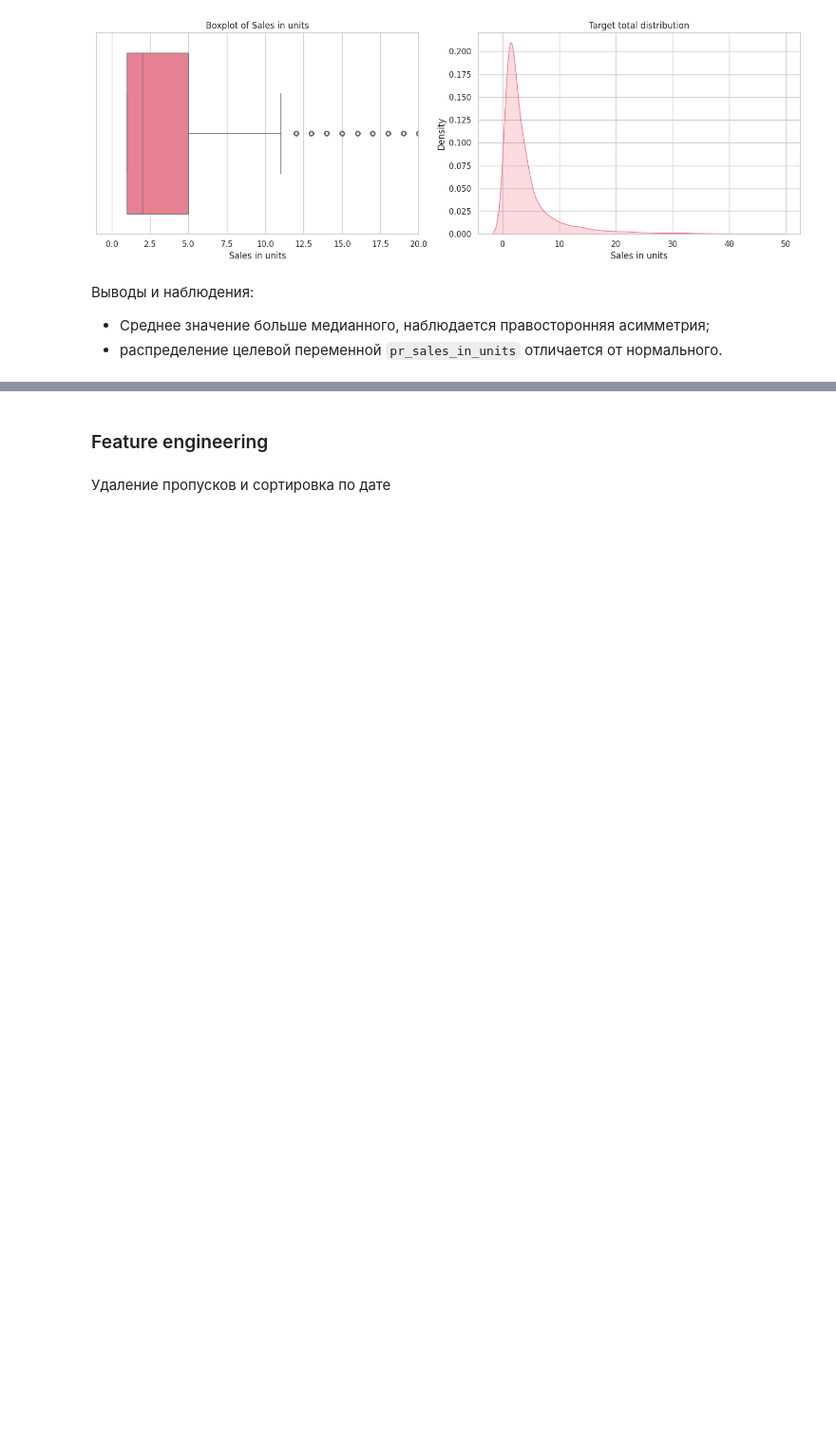
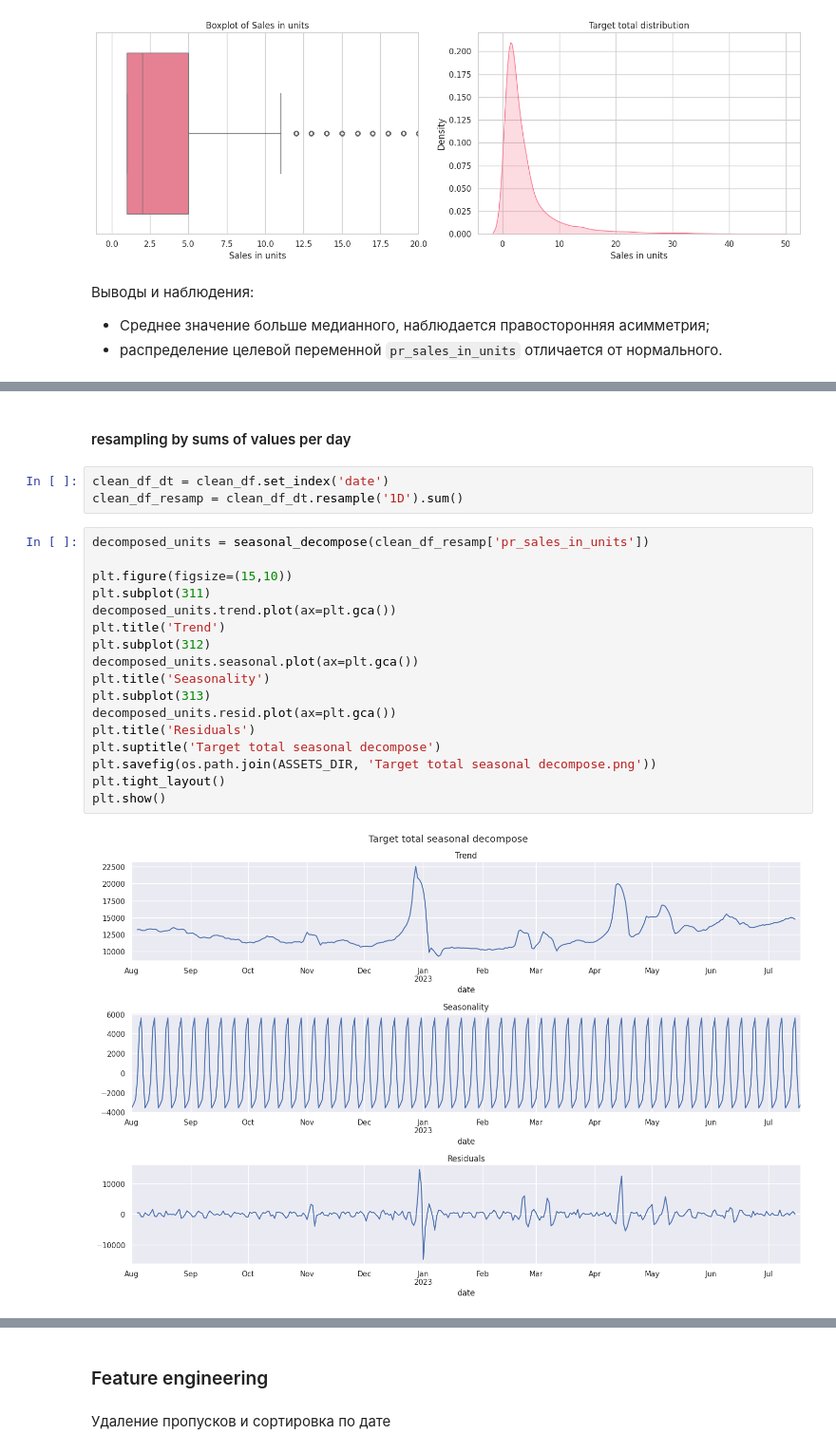
Before and after one commit to denis-42ds/demand_forecast_lenta, a Jupyter notebook: demand_forecast.ipynb, the cells around one changed output, grey strips where cells are left out. Shown at 95% size. Drawn from its saved outputs; the diff is of its cells as text; blank space fills up the shorter version.

```diff
--- a/demand_forecast.ipynb
+++ b/demand_forecast.ipynb
@@ -899,0 +702,24 @@ Critical values:  {'1%': -3.4499043309021955, '5%': -2.870154885338925, '10%': -
+# %% [markdown]
+#### resampling by sums of values per day
+# %%
+clean_df_dt = clean_df.set_index('date')
+clean_df_resamp = clean_df_dt.resample('1D').sum()
+# %%
+decomposed_units = seasonal_decompose(clean_df_resamp['pr_sales_in_units'])
+
+plt.figure(figsize=(15,10))
+plt.subplot(311)
+decomposed_units.trend.plot(ax=plt.gca())
+plt.title('Trend')
+plt.subplot(312)
+decomposed_units.seasonal.plot(ax=plt.gca())
+plt.title('Seasonality')
+plt.subplot(313)
+decomposed_units.resid.plot(ax=plt.gca())
+plt.title('Residuals')
+plt.suptitle('Target total seasonal decompose')
+plt.savefig(os.path.join(ASSETS_DIR, 'Target total seasonal decompose.png'))
+plt.tight_layout()
+plt.show()
+# %% [output]
+[figure, added]
```
Also changed, not shown: parts of 86 cells of this notebook, 7 other files.
